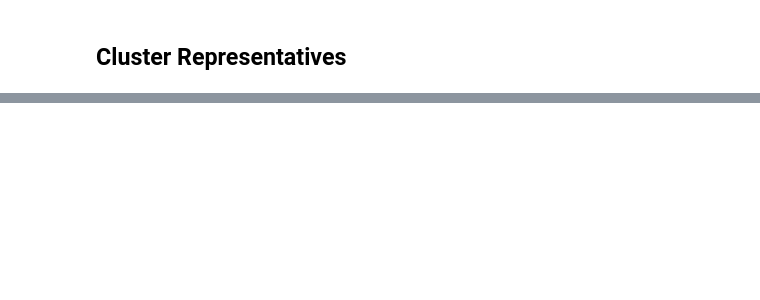
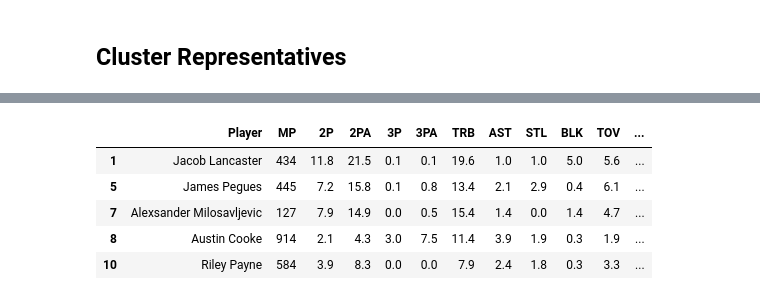
Before and after one commit to scostello28/Bracket-Buster, a Jupyter notebook: notebooks/Clustering2.ipynb, the cells around one changed output, grey strips where cells are left out. Saved outputs shown, nothing was run; the diff lists cells and outputs as text; code cells hidden in the pictures; blank space fills up the shorter version.

```diff
--- a/notebooks/Clustering2.ipynb
+++ b/notebooks/Clustering2.ipynb
@@ -291,3 +293,5 @@ array([['3P', 'AST', 'TOV'],
+# %%
+forward_labels_dict = {0: 'Deep Forwards', 1: 'Versatile Forwards', 2: 'Supporting Forwards'}
 # %%
 #sorting to get top 10 feature indexes for each centroid
 gcluster_ind = np.argsort(gcluster_centers, axis=1)
@@ -574,0 +705,12 @@ centroid_rep(X_c, ccluster_centers)
+# %%
+forwards_df = f_df_r
+forwards_df['Cluster'] = fclusters
+forwards_df['Cluster_names'] = forwards_df['Cluster'].map(forward_labels_dict)
+forwards_df.head()
+# %% [output]
+|  | Player | MP | 2P | 2PA | 3P | 3PA | TRB | AST | STL | BLK | TOV | ... |
+| 1 | Jacob Lancaster | 434 | 11.8 | 21.5 | 0.1 | 0.1 | 19.6 | 1.0 | 1.0 | 5.0 | 5.6 | ... |
+| 5 | James Pegues | 445 | 7.2 | 15.8 | 0.1 | 0.8 | 13.4 | 2.1 | 2.9 | 0.4 | 6.1 | ... |
+| 7 | Alexsander Milosavljevic | 127 | 7.9 | 14.9 | 0.0 | 0.5 | 15.4 | 1.4 | 0.0 | 1.4 | 4.7 | ... |
+| 8 | Austin Cooke | 914 | 2.1 | 4.3 | 3.0 | 7.5 | 11.4 | 3.9 | 1.9 | 0.3 | 1.9 | ... |
+| 10 | Riley Payne | 584 | 3.9 | 8.3 | 0.0 | 0.0 | 7.9 | 2.4 | 1.8 | 0.3 | 3.3 | ... |
```
Also changed, not shown: parts of 57 cells of this notebook, 23 other files.
